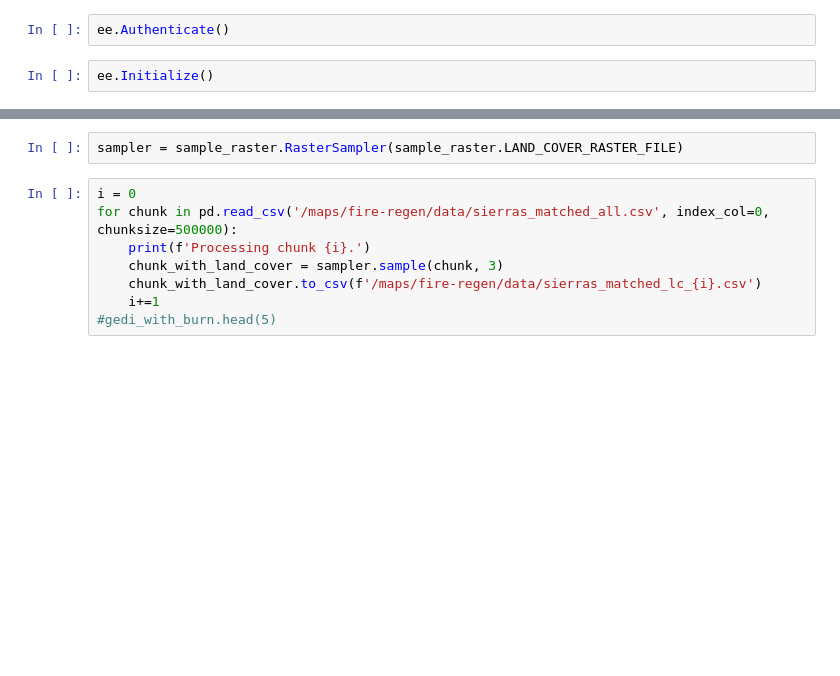
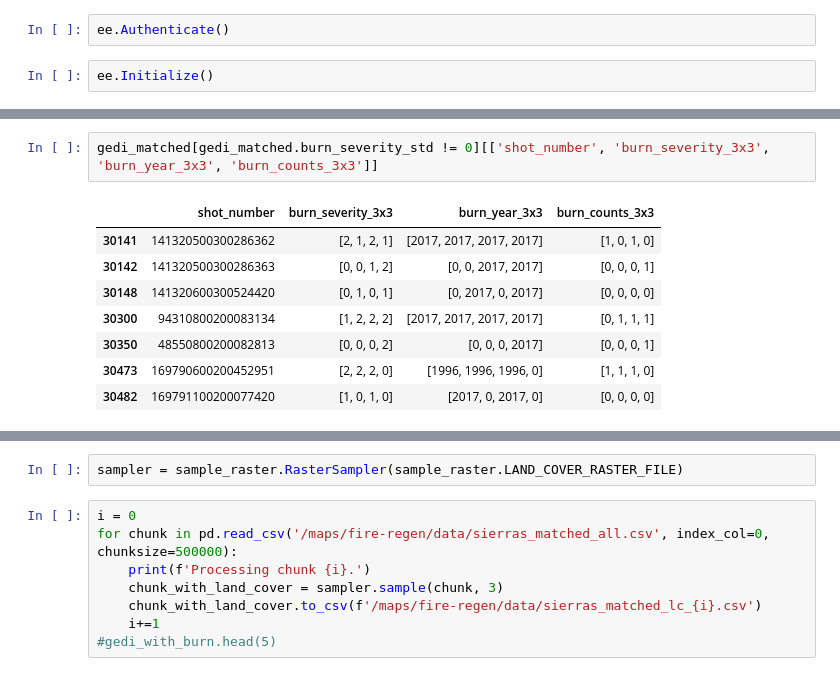
Before and after one commit to mahuna13/fire-regen, a Jupyter notebook: notebooks/exploratory/GEDIRasterMatching.ipynb, the cells around one changed output, grey strips where cells are left out. Cells and saved outputs as stored; diff of their text form; blank space fills up the shorter version.

```diff
--- a/notebooks/exploratory/GEDIRasterMatching.ipynb
+++ b/notebooks/exploratory/GEDIRasterMatching.ipynb
@@ -43,0 +84,11 @@ KeyboardInterrupt:
+# %%
+gedi_matched[gedi_matched.burn_severity_std != 0][['shot_number', 'burn_severity_3x3', 'burn_year_3x3', 'burn_counts_3x3']]
+# %% [output]
+|  | shot_number | burn_severity_3x3 | burn_year_3x3 | burn_counts_3x3 |
+| 30141 | 141320500300286362 | [2, 1, 2, 1] | [2017, 2017, 2017, 2017] | [1, 0, 1, 0] |
+| 30142 | 141320500300286363 | [0, 0, 1, 2] | [0, 0, 2017, 2017] | [0, 0, 0, 1] |
+| 30148 | 141320600300524420 | [0, 1, 0, 1] | [0, 2017, 0, 2017] | [0, 0, 0, 0] |
+| 30300 | 94310800200083134 | [1, 2, 2, 2] | [2017, 2017, 2017, 2017] | [0, 1, 1, 1] |
+| 30350 | 48550800200082813 | [0, 0, 0, 2] | [0, 0, 0, 2017] | [0, 0, 0, 1] |
+| 30473 | 169790600200452951 | [2, 2, 2, 0] | [1996, 1996, 1996, 0] | [1, 1, 1, 0] |
+| 30482 | 169791100200077420 | [1, 0, 1, 0] | [2017, 0, 2017, 0] | [0, 0, 0, 0] |
```
Also changed, not shown: parts of 18 cells of this notebook, 3 other files.
